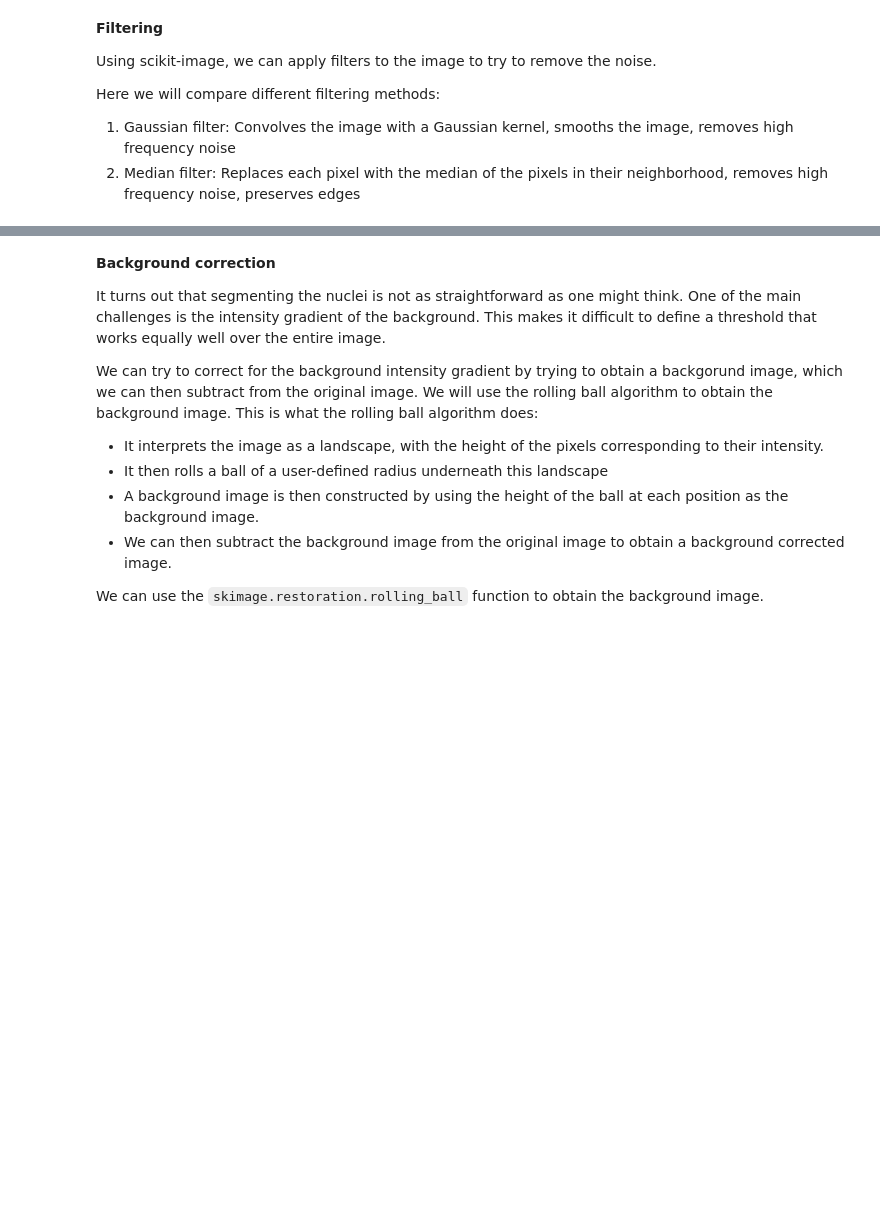
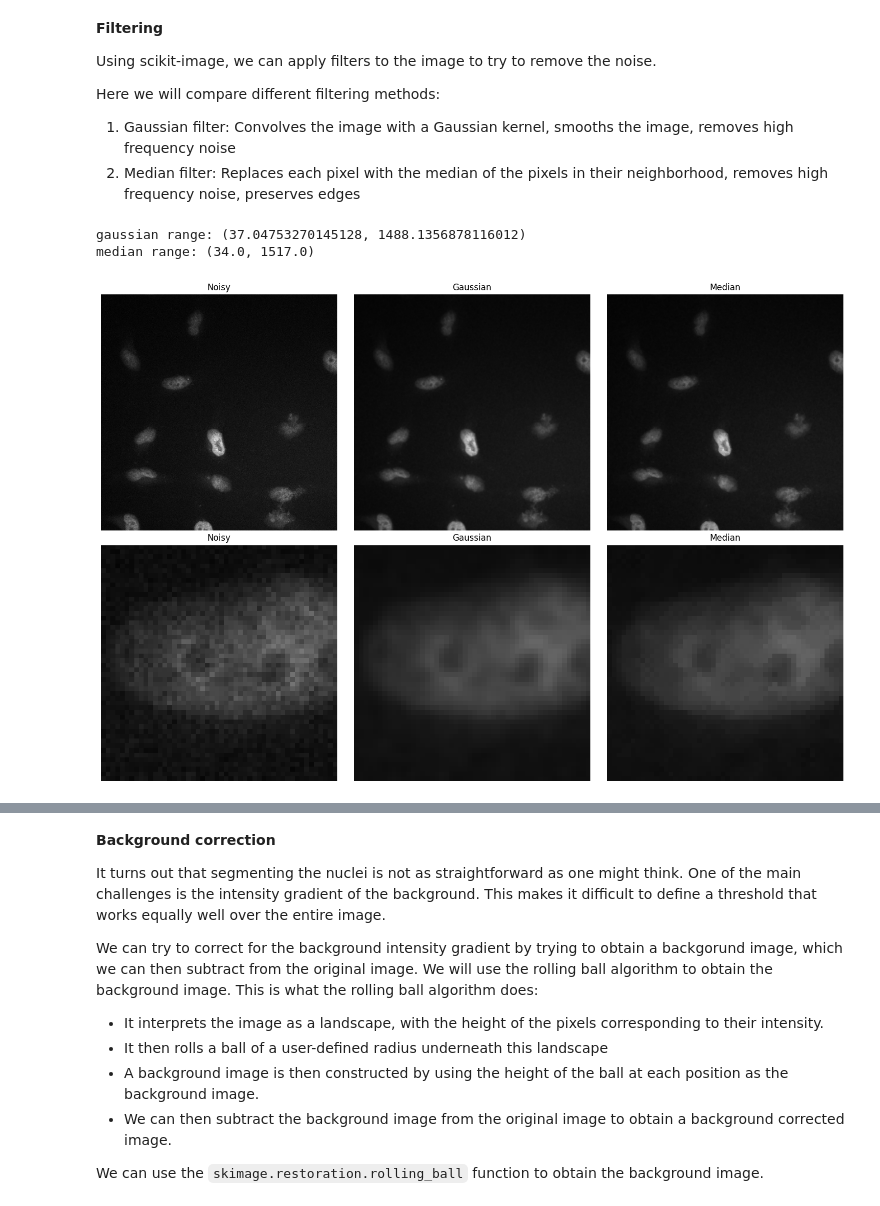
Before and after one commit to DeVosLab/P2N2025, a Jupyter notebook: 03_image-processing.ipynb, the cells around one changed output, grey strips where cells are left out. Drawn from its saved outputs; the diff is of its cells as text; code cells hidden in the pictures; blank space fills up the shorter version.

```diff
--- a/03_image-processing.ipynb
+++ b/03_image-processing.ipynb
@@ -110,38 +136,43 @@ from skimage.morphology import disk
 
 
 # Gaussian filter: smooths the image, removes high frequency noise
-gaussian_filtered = filters.gaussian(noisy_nuclei, sigma=1)
+sigma=1
+gaussian_filtered = filters.gaussian(noisy_nuclei, sigma=sigma)
 print("gaussian range: ({}, {})".format(np.min(gaussian_filtered), np.max(gaussian_filtered)))
 
 # Median filter: removes high frequency noise, preserves edges
-median_filtered = filters.median(noisy_nuclei, footprint=disk(1))
+median_filtered = filters.median(noisy_nuclei, footprint=disk(2))
 print("median range: ({}, {})".format(np.min(median_filtered), np.max(median_filtered)))
 
 fig, axes = plt.subplots(2, 3, figsize=(15,10))
 # First row: entire plane
 axes[0,0].imshow(noisy_nuclei, vmin=vmin, vmax=vmax, cmap=cmap)
 axes[0,0].set_title("Noisy")
 axes[0,0].axis('off')
 axes[0,1].imshow(gaussian_filtered, vmin=vmin, vmax=vmax, cmap=cmap)
 axes[0,1].set_title("Gaussian")
 axes[0,1].axis('off')
 axes[0,2].imshow(median_filtered, vmin=vmin, vmax=vmax, cmap=cmap)
 axes[0,2].axis('off')
 axes[0,2].set_title("Median")
 
 # Second row: zoom in on a part of the image
 axes[1,0].imshow(noisy_nuclei[y_start:y_end, x_start:x_end], vmin=vmin, vmax=vmax, cmap=cmap)
 axes[1,0].set_title("Noisy")
 axes[1,0].axis('off')
 axes[1,1].imshow(gaussian_filtered[y_start:y_end, x_start:x_end], vmin=vmin, vmax=vmax, cmap=cmap)
 axes[1,1].set_title("Gaussian")
 axes[1,1].axis('off')
 axes[1,2].imshow(median_filtered[y_start:y_end, x_start:x_end], vmin=vmin, vmax=vmax, cmap=cmap)
 axes[1,2].set_title("Median")
 axes[1,2].axis('off')
 
 plt.tight_layout()
 plt.show()
+# %% [output]
+gaussian range: (37.04753270145128, 1488.1356878116012)
+median range: (34.0, 1517.0)
+[figure, added]
 # %% [markdown]
 **Foreground Segmentation using Otsu's method**
 
```
Also changed, not shown: parts of 14 cells of this notebook.
